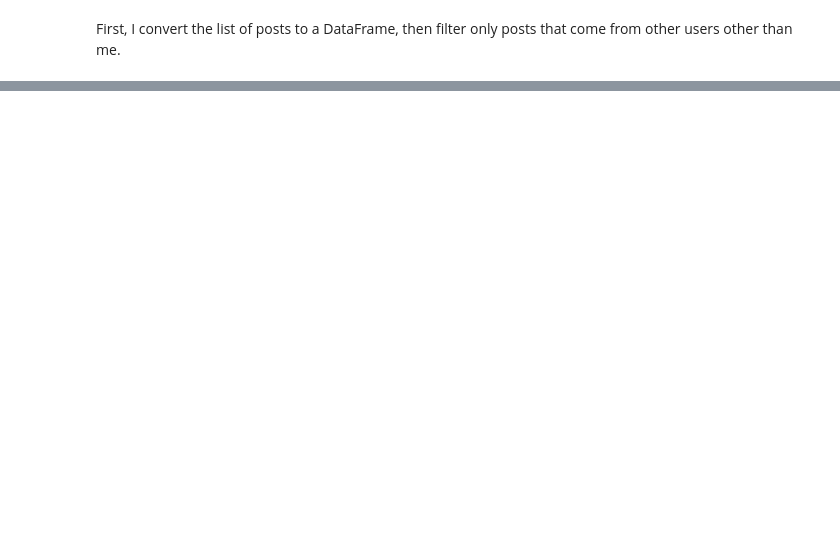
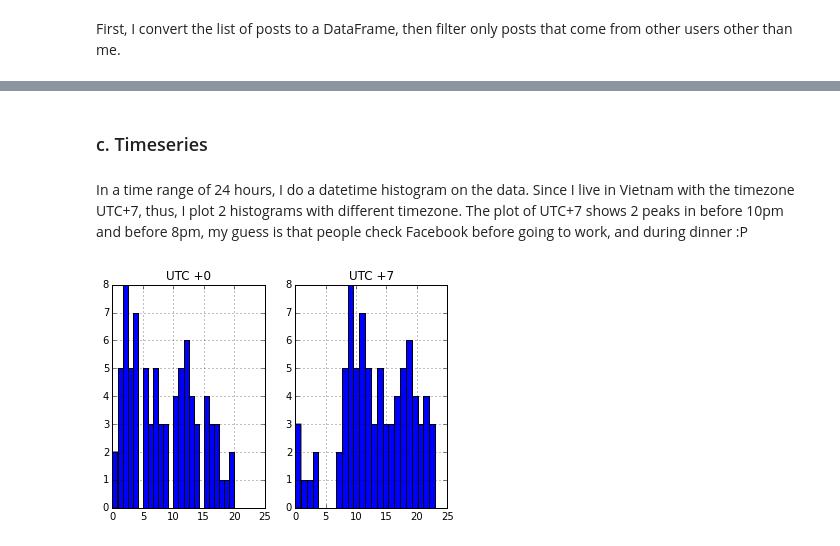
Before and after one commit to nguyenhoan1988/face-birthday-likes, a Jupyter notebook: anatomy-happy-birthday-FB.ipynb, the cells around one changed output, grey strips where cells are left out. Drawn from its saved outputs; the diff is of its cells as text; code cells hidden in the pictures; blank space fills up the shorter version.

```diff
--- a/anatomy-happy-birthday-FB.ipynb
+++ b/anatomy-happy-birthday-FB.ipynb
@@ -50,0 +122,14 @@ df = df[df.user_name != 'Hoan Nguyen']
+# %%
+from sklearn.feature_extraction.text import CountVectorizer
+from collections import Counter
+
+vectorizer = CountVectorizer(decode_error='replace', strip_accents='unicode', ngram_range=(1,1))
+df['unigram'] = df.message.apply(vectorizer.build_analyzer())
+
+vectorizer = CountVectorizer(decode_error='replace', strip_accents='unicode', ngram_range=(2,2))
+df['bigram'] = df.message.apply(vectorizer.build_analyzer())
+
+c = Counter()
+_ = df.unigram.apply(c.update)
+print 'Top 20 unigram'
+c.most_common(20)
@@ -50,0 +185,15 @@ df = df[df.user_name != 'Hoan Nguyen']
+# %% [markdown]
+### c. Timeseries
+# %% [markdown]
+In a time range of 24 hours, I do a datetime histogram on the data. Since I live in Vietnam with the timezone UTC+7, thus, I plot 2 histograms with different timezone. The plot of UTC+7 shows 2 peaks in before 10pm and before 8pm, my guess is that people check Facebook before going to work, and during dinner :P
+# %%
+df['hour'] = df.created_time.apply(lambda x: x.hour)
+df['hour_UTC7'] = df.hour.apply(lambda x: (x + 7)% 24)
+subplot(1,2,1)
+_ = df.hour.hist(bins=24)
+_ = title('UTC +0')
+subplot(1,2,2)
+_ = df.hour_UTC7.hist(bins=24)
+_ = title('UTC +7')
+# %% [output]
+[figure, added]
```
Also changed, not shown: parts of 21 cells of this notebook, 1 other file.
